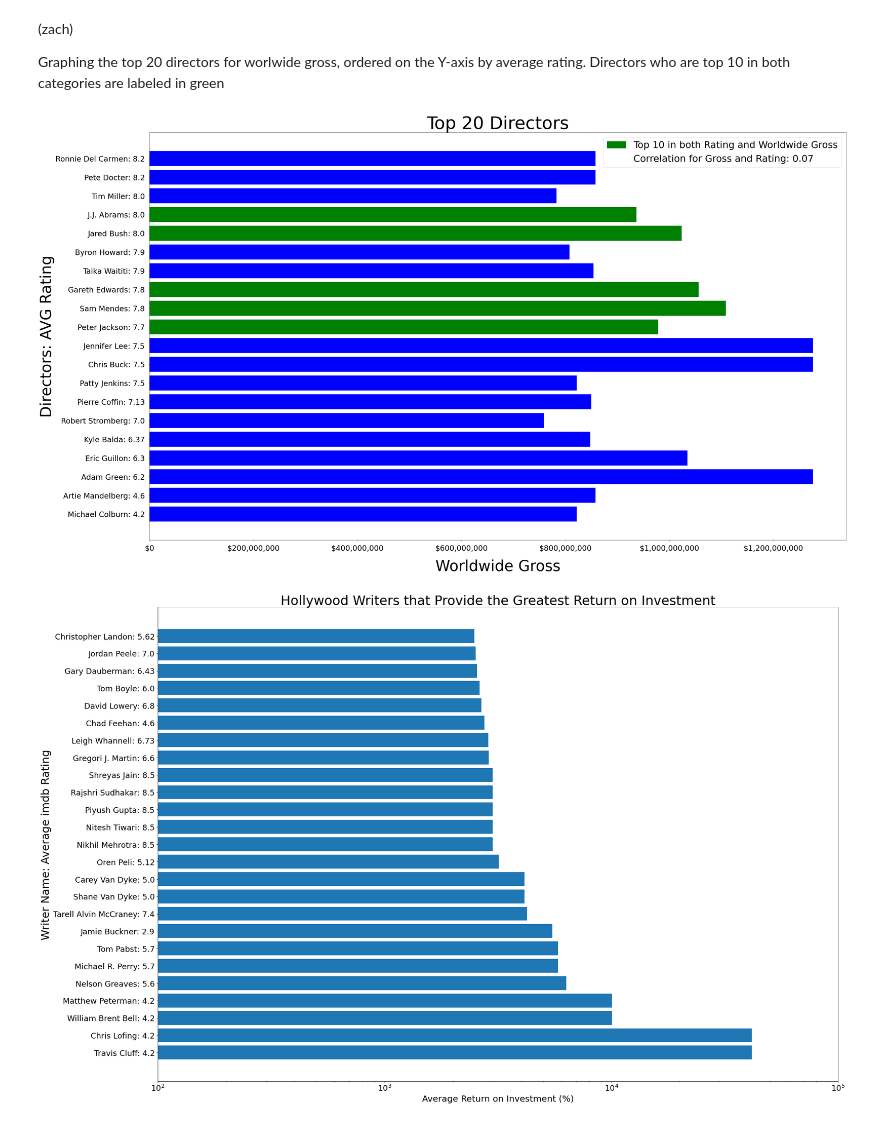
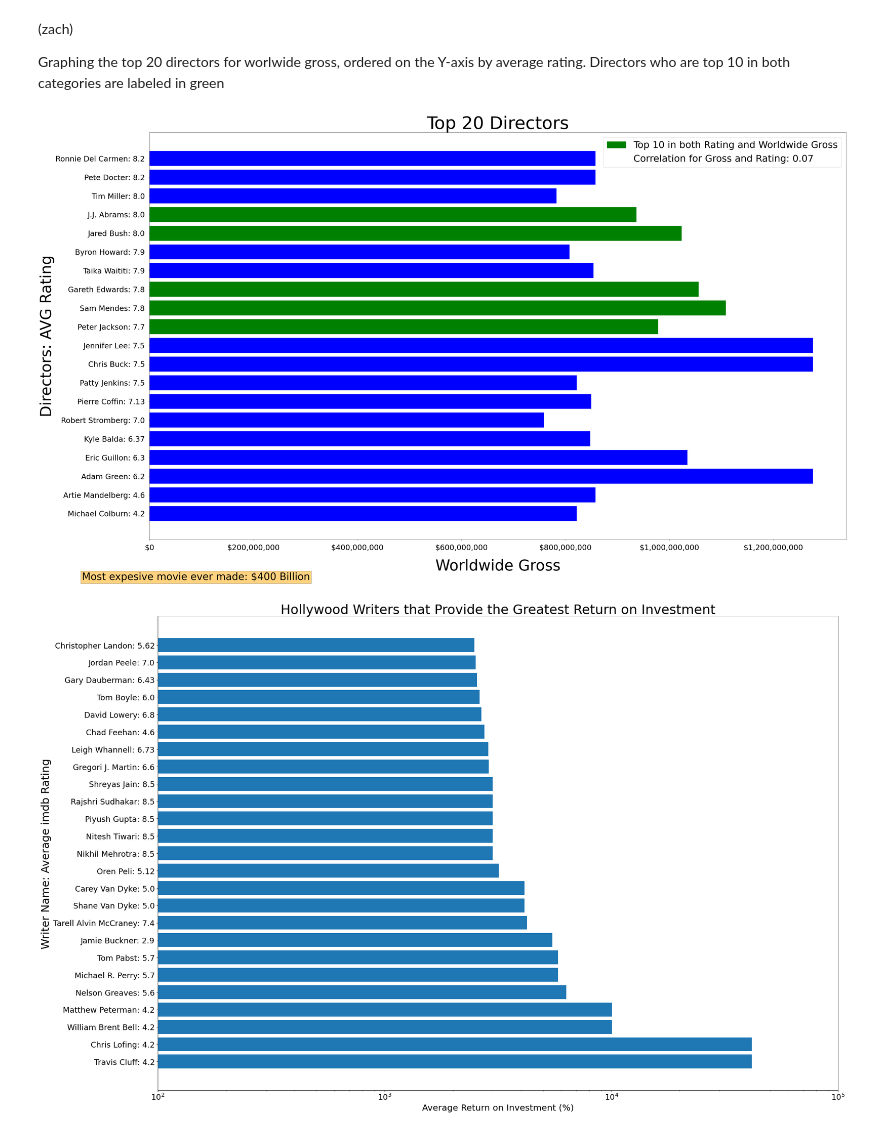
Before and after one commit to zach-hanly/microsoft_movie_project, a Jupyter notebook: master_notebook.ipynb, the cells around one changed output. Drawn from its saved outputs; the diff is of its cells as text; code cells hidden in the pictures.

Commit message:
updated master for conclusion, evaluation and graph

```diff
--- a/master_notebook.ipynb
+++ b/master_notebook.ipynb
@@ -213,35 +213,39 @@ Graphing the top 20 directors for worlwide gross, ordered on the Y-axis by avera
 # %%
 fig, ax = plt.subplots(figsize=(50,30))
 
 # create list of bar color codes
 bin_colors = ['b' if x not in top_directors else 'g' for x in top20_dir_by_rating.index]
 
 # Bar chart
 ax.barh(names_with_rating, gross, color=bin_colors)
 ax.set_title('Top 20 Directors', size=70)
 
 # Y-axis
 ax.set_ylabel('Directors: AVG Rating', size=60)
 ax.set_yticks(list(range(0,20)))
 ax.set_yticklabels(names_with_rating, size=30)
 
 # X-axis
 ax.set_xlabel('Worldwide Gross', size=60)
 ax.xaxis.labelpad = 30
 x_ticks = [0,200000000, 400000000, 600000000, 800000000, 1000000000, 1200000000]
 x_lables = ['$0', '$200,000,000', '$400,000,000', '$600,000,000', \
             '$800,000,000', '$1,000,000,000', '$1,200,000,000']
 ax.set_xticks(x_ticks)
 ax.set_xticklabels(x_lables, size=30)
 ax.tick_params(axis='both', which='major', pad=15)
 
 # Legend
 green_patch = mpatches.Patch(color='green', label='Top 10 in both Rating and Worldwide Gross')
 corr_patch = mpatches.Patch(color='None',label=f'Correlation for Gross and Rating: {corr}')
-plt.legend(handles=[green_patch, corr_patch], prop={'size': 38}, loc='upper right');
+plt.legend(handles=[green_patch, corr_patch], prop={'size': 38}, loc='upper right')
+
+# footnote
+bbox_ = {"facecolor":"orange", "alpha":0.5, "pad":5}
+plt.figtext(0.05, 0.05, "Most expesive movie ever made: $400 Billion", ha="left", fontsize=40, bbox=bbox_);
 plt.savefig('top_directors.png')
 # %% [output]
-[figure, old version]
+[figure, new version]
 # %%
 fig2, ax2 = plt.subplots(figsize = (28,20))
 x = wnames_wrating
```
Also changed, not shown: parts of 3 cells of this notebook, 2 other files.
